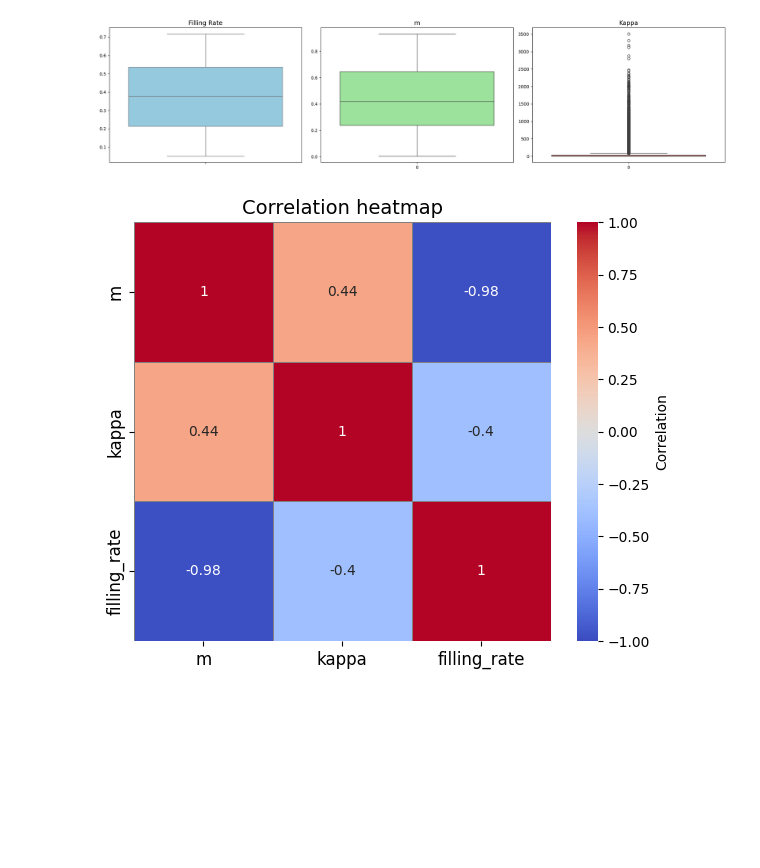
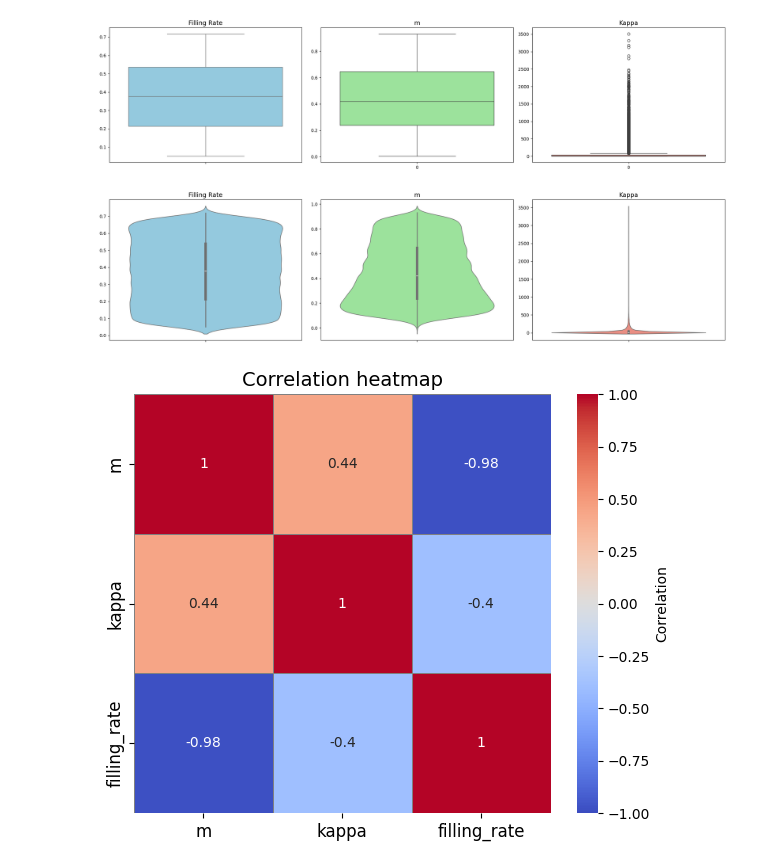
Before and after one commit to AMKN-APEX/ojt-project, a Jupyter notebook: notebook/data_analyzer.ipynb, the cells around one changed output. Drawn from its saved outputs; the diff is of its cells as text; code cells hidden in the pictures; blank space fills up the shorter version.

Commit message:
violinplot追加

```diff
--- a/notebook/data_analyzer.ipynb
+++ b/notebook/data_analyzer.ipynb
@@ -75,6 +75,26 @@ plt.tight_layout()
 plt.show()
 # %% [output]
 [figure]
+# %%
+# --- m, kappa, filling_rateのviolinplot ---
+fig = plt.figure(figsize=(20, 5))
+
+ax1 = fig.add_subplot(131)
+ax2 = fig.add_subplot(132)
+ax3 = fig.add_subplot(133)
+
+sns.violinplot(filling_rate, ax=ax1, color='skyblue')
+sns.violinplot(m, ax=ax2, color='lightgreen')
+sns.violinplot(kappa, ax=ax3, color='salmon')
+
+ax1.set_title("Filling Rate", fontsize=14)
+ax2.set_title("m", fontsize=14)
+ax3.set_title("Kappa", fontsize=14)
+
+plt.tight_layout()
+plt.show()
+# %% [output]
+[figure, added]
 # %%
 # --- m, kappa, filling_rateの相関関係 ---
 corr = df.corr()
```
Also changed, not shown: 1 other file.
